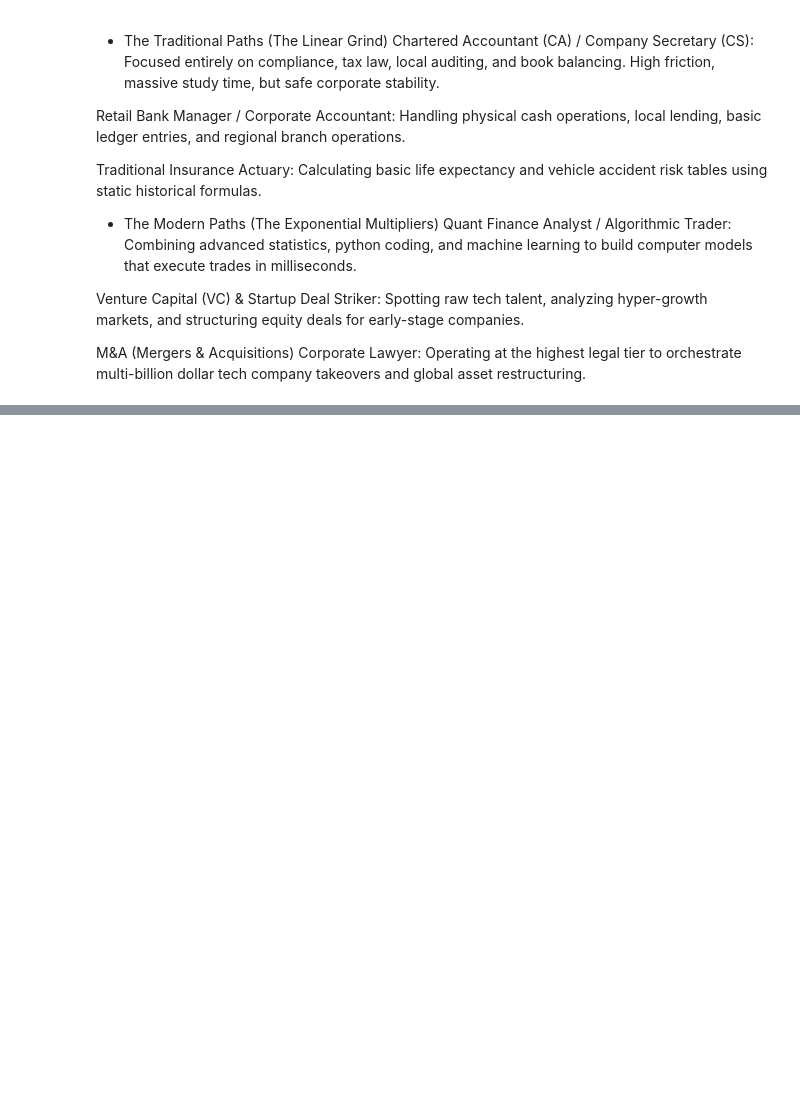
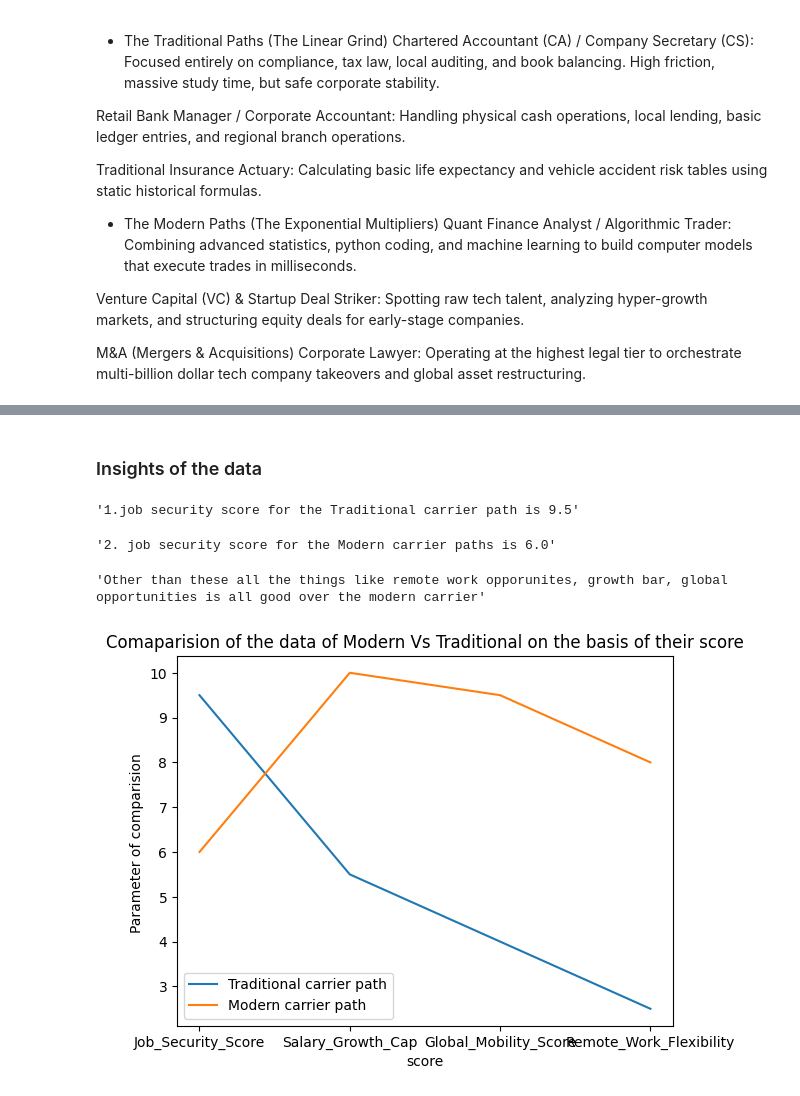
Before and after one commit to Venux09/Carrier-analysis-project, a Jupyter notebook: commerce_stream/commerce_main_page.ipynb, the cells around one changed output, grey strips where cells are left out. Drawn from its saved outputs; the diff is of its cells as text; code cells hidden in the pictures; blank space fills up the shorter version.

Commit message:
add : added the comparision line plot

```diff
--- a/commerce_stream/commerce_main_page.ipynb
+++ b/commerce_stream/commerce_main_page.ipynb
@@ -147,0 +154,30 @@ import matplotlib.pyplot as plt
+# %% [markdown]
+### Insights of the data
+# %%
+### Insights of the data
+f"1.job security score for the Traditional carrier path is {opportunities_bar.iloc[0,1]}"
+# %% [output]
+'1.job security score for the Traditional carrier path is 9.5'
+# %%
+f"2. job security score for the Modern carrier paths is {opportunities_bar.iloc[1,1]}"
+# %% [output]
+'2. job security score for the Modern carrier paths is 6.0'
+# %%
+f"Other than these all the things like remote work opporunites, growth bar, global opportunities is all good over the modern carrier"
+# %% [output]
+'Other than these all the things like remote work opporunites, growth bar, global opportunities is all good over the modern carrier'
+# %%
+# data represnetaion of the data
+labels = ['Job_Security_Score',	'Salary_Growth_Cap',	'Global_Mobility_Score',	'Remote_Work_Flexibility']
+score_traditional = [9.5,5.5,4.0	,2.5]
+score_modern = [6.0,10.0,9.5,8.0]
+plt.plot(labels,score_traditional,label= 'Traditional carrier path')
+plt.plot(labels,score_modern,label = 'Modern carrier path')
+plt.xlabel('score')
+
+plt.ylabel('Parameter of comparision ')
+plt.title('Comaparision of the data of Modern Vs Traditional on the basis of their score')
+plt.legend()
+plt.show()
+# %% [output]
+[figure, added]
```
Also changed, not shown: parts of 1 cell of this notebook.
